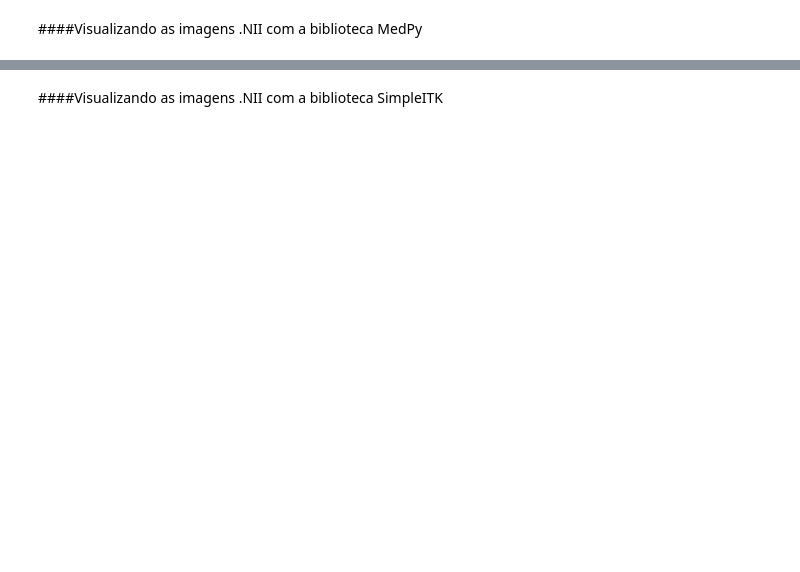
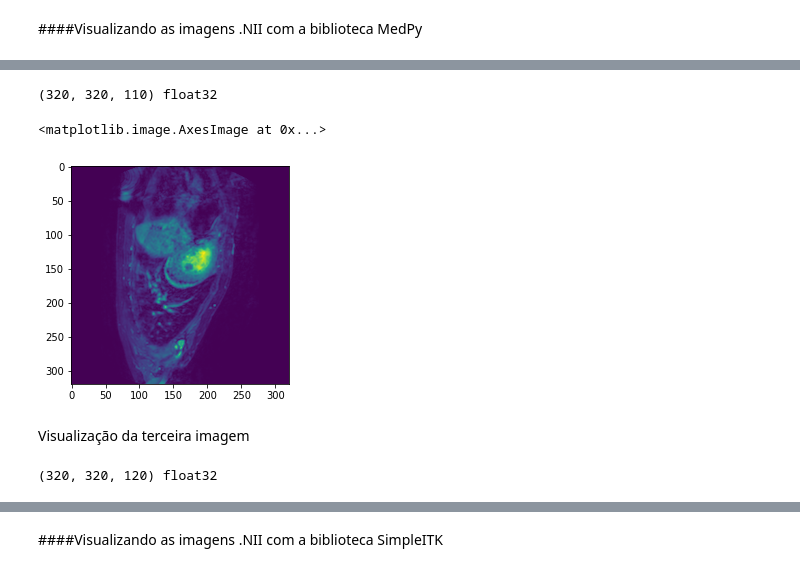
Before and after one commit to FabianaAlbuquerque97/Analise-de-dados-de-imagens-medicas-para-segmentar-o-coracao, a Jupyter notebook: Analise_de_dados_imagens_do_coração_PIBIC.ipynb, the cells around one changed output, grey strips where cells are left out. Cells and saved outputs as stored; diff of their text form; code cells hidden in the pictures; blank space fills up the shorter version.

```diff
--- a/Analise_de_dados_imagens_do_coração_PIBIC.ipynb
+++ b/Analise_de_dados_imagens_do_coração_PIBIC.ipynb
@@ -77,0 +128,23 @@ print (j.shape, j.dtype)
+# %%
+#Segunda imagem la_004.nii
+j, c = load("la_004.nii")
+#Mostrar as dimensões X, Y e Z e mostrar o tipo.
+print (j.shape, j.dtype)
+# %% [output]
+(320, 320, 110) float32
+# %%
+ct_scans = sitk.GetArrayFromImage(sitk.ReadImage("la_004.nii", sitk.sitkFloat32))
+# %%
+plt.imshow(ct_scans[21])
+# %% [output]
+<matplotlib.image.AxesImage at 0x...>
+[figure, added]
+# %% [markdown]
+Visualização da terceira imagem
+# %%
+#Terceira imagem la_005.nii
+j, c = load("la_005.nii")
+#Mostrar as dimensões X, Y e Z e mostrar o tipo.
+print (j.shape, j.dtype)
+# %% [output]
+(320, 320, 120) float32
```
Also changed, not shown: parts of 100 cells of this notebook.
